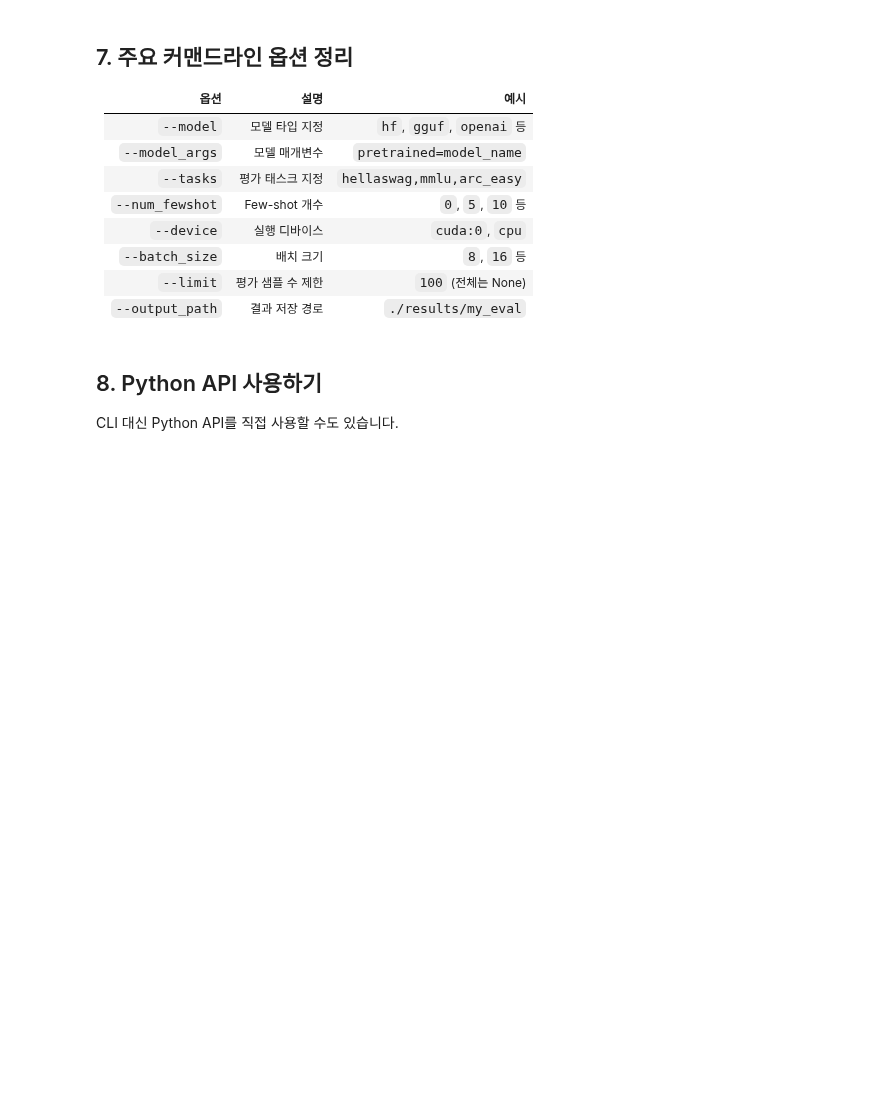
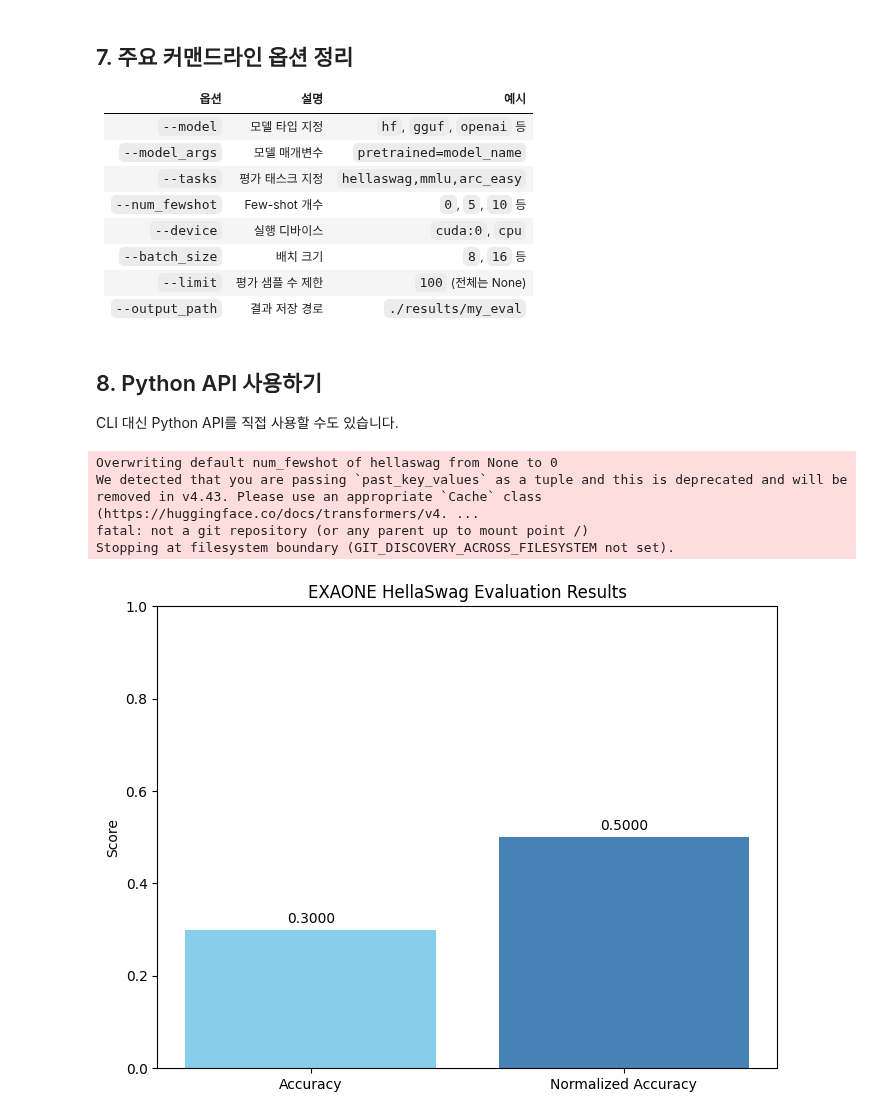
Before and after one commit to skai-27/course_LLM, a Jupyter notebook: 2. LLM Fine Tuning/2. gguf/3. 모델 학습/3. evaluation/lectures/1. lm_evaluation_harness.ipynb, the cells around one changed output. Saved outputs shown, nothing was run; the diff lists cells and outputs as text; code cells hidden in the pictures; blank space fills up the shorter version.

Commit message:
lm_evaluation_harness 완료

```diff
--- a/2. LLM Fine Tuning/2. gguf/3. 모델 학습/3. evaluation/lectures/1. lm_evaluation_harness.ipynb
+++ b/2. LLM Fine Tuning/2. gguf/3. 모델 학습/3. evaluation/lectures/1. lm_evaluation_harness.ipynb
@@ -87,0 +35,4 @@ for i, line in enumerate(lines[:5], 1):
+# %%
+lines = result.stdout.split('\n')
+for i, line in enumerate(lines[:10], 1):
+    print(line)
@@ -664,0 +954,44 @@ print("evaluate_model_with_api() 함수를 호출하여 모델을 평가할 수
+# %%
+# 사용 예시
+results = evaluate_model_with_api(
+    model_name="LGAI-EXAONE/EXAONE-3.5-2.4B-Instruct",
+    tasks=["hellaswag"],
+    limit=10
+)
+# %% [output]
+Overwriting default num_fewshot of hellaswag from None to 0
+We detected that you are passing `past_key_values` as a tuple and this is deprecated and will be removed in v4.43. Please use an appropriate `Cache` class (https://huggingface.co/docs/transformers/v4. ...
+fatal: not a git repository (or any parent up to mount point /)
+Stopping at filesystem boundary (GIT_DISCOVERY_ACROSS_FILESYSTEM not set).
+# %%
+import matplotlib.pyplot as plt
+
+# 1. Extract HellaSwag metrics from the 'results' object
+# In v0.4.0+, metrics are stored with keys like 'acc,none' or 'acc_norm,none'
+metrics = results['results']['hellaswag']
+acc = metrics.get('acc,none', metrics.get('acc', 0))
+acc_norm = metrics.get('acc_norm,none', metrics.get('acc_norm', 0))
+
+labels = ['Accuracy', 'Normalized Accuracy']
+values = [acc, acc_norm]
+
+# 2. Generate the plot
+fig, ax = plt.subplots(figsize=(8, 6))
+bars = ax.bar(labels, values, color=['skyblue', 'steelblue'])
+
+# 3. Add labels and style
+ax.set_ylabel('Score')
+ax.set_title('EXAONE HellaSwag Evaluation Results')
+ax.set_ylim(0, 1.0)  # Most metrics are 0.0 to 1.0
+
+# Add text labels on top of bars
+for bar in bars:
+    height = bar.get_height()
+    ax.annotate(f'{height:.4f}',
+                xy=(bar.get_x() + bar.get_width() / 2, height),
+                xytext=(0, 3), textcoords="offset points",
+                ha='center', va='bottom')
+
+plt.show()
+# %% [output]
+[figure, added]
```
Also changed, not shown: parts of 85 cells of this notebook, 2 other files.
